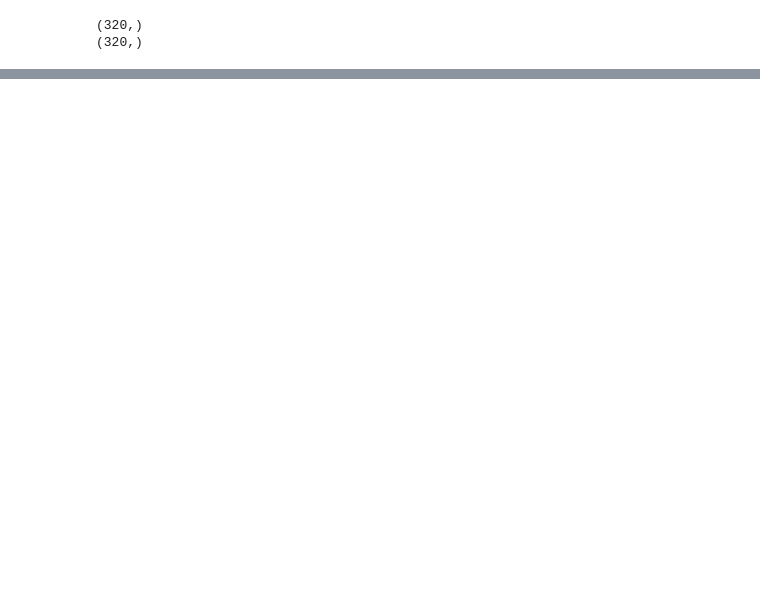
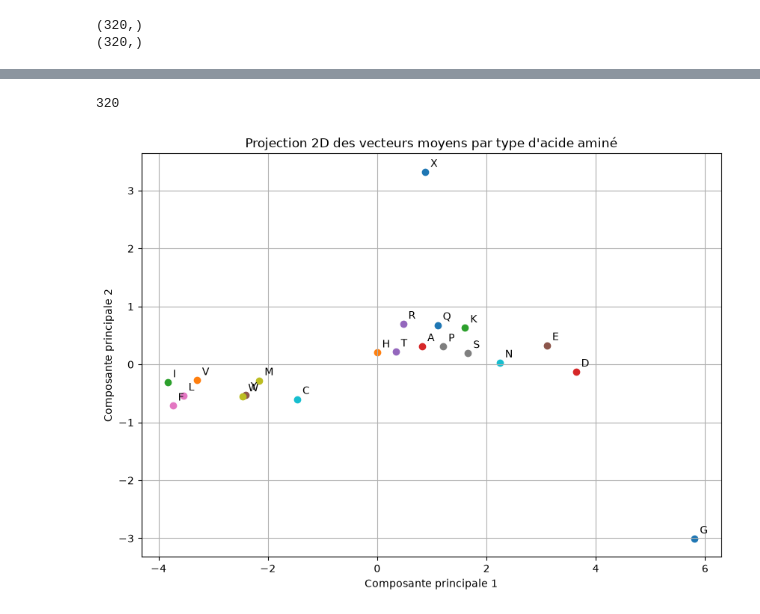
Before and after one commit to Alexandre-gng/JEPA_4_PLM, a Jupyter notebook: src/analysis.ipynb, the cells around one changed output, grey strips where cells are left out. Saved outputs shown, nothing was run; the diff lists cells and outputs as text; code cells hidden in the pictures; blank space fills up the shorter version.

```diff
--- a/src/analysis.ipynb
+++ b/src/analysis.ipynb
@@ -244,0 +318,5 @@ print(cosine_similarity(protA_context.reshape(1, -1), protA_target.reshape(1, -1
+# %%
+prot = list_results[0]
+print(f"len masked_seq: {len(prot['masked_seq'])}, len full_seq: {len(prot['full_seq'])}")
+for i in range (340, 346):
+    print(f"index: {i}, AA: {prot['full_seq'][i]}, Latent shape: {prot['context_latent'][i].shape}")
@@ -244,0 +374,44 @@ print(cosine_similarity(protA_context.reshape(1, -1), protA_target.reshape(1, -1
+# %%
+# mean vector for each amino acid type
+mean_vectors = {}
+for aa, latents in full_seq_dico.items():
+    stacked_latents = torch.stack(latents)
+    mean_vector = stacked_latents.mean(dim=0)
+    mean_vectors[aa] = mean_vector
+print(len(mean_vectors["A"]))
+
+# project 2D d chaque vecteur dans un meme plot
+import matplotlib.pyplot as plt
+import numpy as np
+from sklearn.decomposition import PCA
+
+# 1. Préparer les données sous forme de matrice (n_samples, 320)
+labels = list(mean_vectors.keys())
+data_matrix = np.stack([mean_vectors[aa].numpy() for aa in labels])
+
+# 2. Appliquer la PCA sur TOUTE la matrice
+pca = PCA(n_components=2)
+projected_data = pca.fit_transform(data_matrix)
+
+# ... (après avoir calculé projected_data comme dans le code précédent)
+
+plt.figure(figsize=(10, 7))
+
+for i, aa in enumerate(labels):
+    x, y = projected_data[i, 0], projected_data[i, 1]
+
+    # Tracer le point
+    plt.scatter(x, y)
+
+    # Ajouter le texte à côté du point
+    # xytext=(5, 5) permet de décaler le texte légèrement pour ne pas masquer le point
+    plt.annotate(aa, (x, y), xytext=(5, 5), textcoords='offset points')
+
+plt.title("Projection 2D des vecteurs moyens par type d'acide aminé")
+plt.xlabel("Composante principale 1")
+plt.ylabel("Composante principale 2")
+plt.grid(True)
+plt.show()
+# %% [output]
+320
+[figure, added]
```
Also changed, not shown: parts of 11 cells of this notebook, 4 other files.
